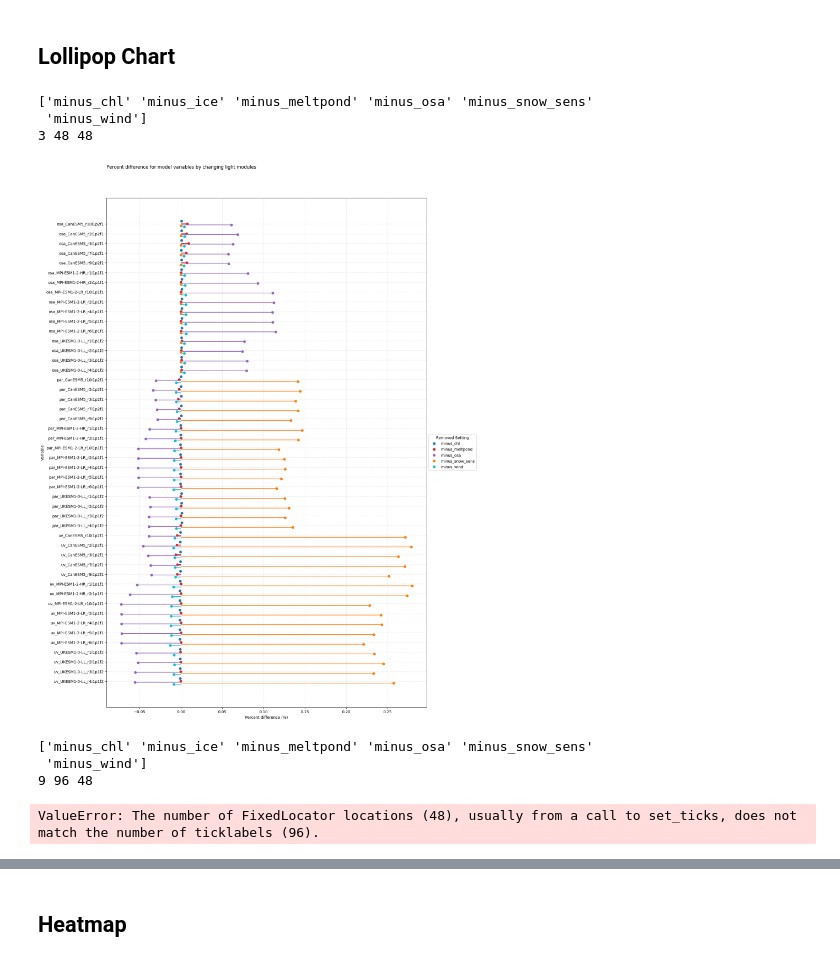
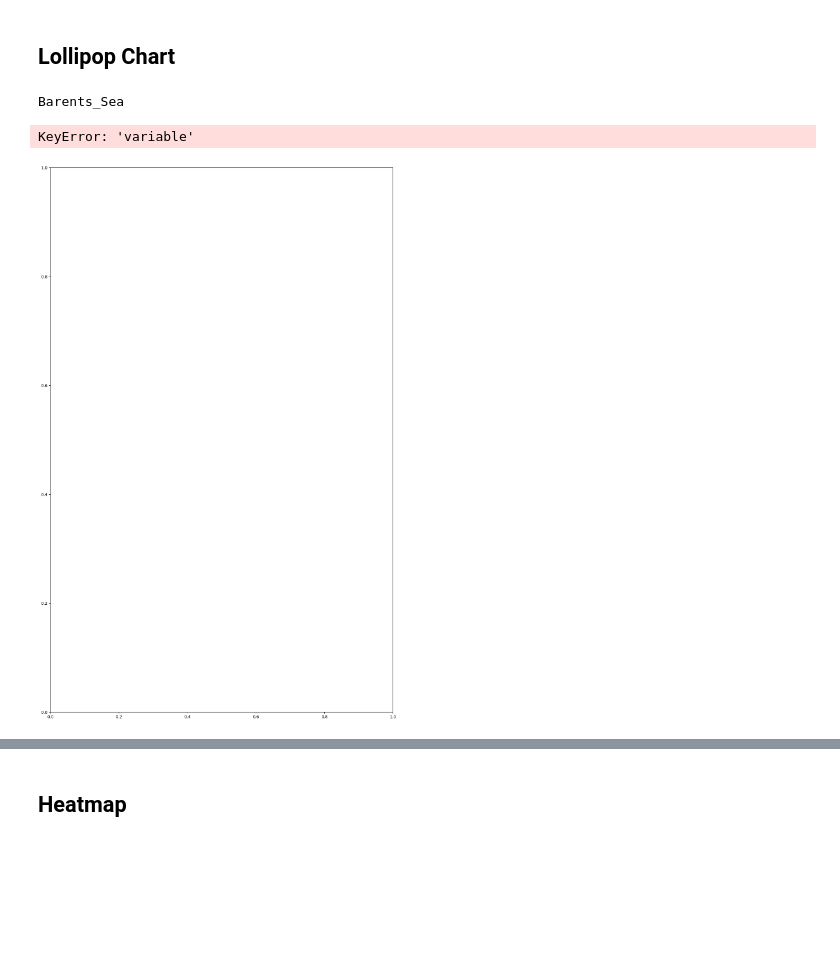
Before and after one commit to trondkr/RTM, a Jupyter notebook: CMIP6_sensitivity_analsysis.ipynb, the cells around one changed output, grey strips where cells are left out. Cells and saved outputs as stored; diff of their text form; code cells hidden in the pictures; blank space fills up the shorter version.

```diff
--- a/CMIP6_sensitivity_analsysis.ipynb
+++ b/CMIP6_sensitivity_analsysis.ipynb
@@ -75,6 +67,7 @@ io = CMIP6_IO()
 counter = 0
 scenario = "ssp245"
 lightpath = "light_sensitivity"
+LMES = ['Barents Sea', 'Northern Bering - Chukchi Seas']
 prefix=f'{lightpath}/{scenario}'
 print(f"Finding files in bucket {prefix}")
 files_on_gcs = []
@@ -398,5 +569,11 @@ Renaming variable from uv to uv_UKESM1-0-LL_r4i1p1f2_snow_sensitivity
 # %%
 #save data
-df = pd.read_csv(f'per_diff_scenario_ssp245_1979_1989_month_{selected_month}.csv')
+LME_name=LME.replace(" - ", "_")
+LME_name=LME_name.replace(" ", "_")
+print(LME_name)
+name=f'diff_scenario_ssp245_1979_1989_{LME_name}.csv'
+print(name)
+df = pd.read_csv(name)
+df = df.groupby("model").mean()
 df.head(50)
 # %% [output]
@@ -420,13 +588,18 @@ df.head(50)
 # %% [markdown]
 ## Lollipop Chart
 # %%
-for selected_month in selected_months:
+for LME in LMES:
     my_range = []
     data_temp = []
     data_final=None
 
     #define figure
-    data_final = pd.read_csv(f'per_diff_scenario_ssp245_1979_1989_month_{selected_month}.csv')
+    LME_name=LME.replace(" - ", "_")
+    LME_name=LME_name.replace(" ", "_")
+    print(LME_name)
+    fname=f'diff_scenario_ssp245_1979_1989_{LME_name}.csv'
+
+    data_final = pd.read_csv(fname)
     fig, ax = plt.subplots(1, 1, figsize = (15, 24))
     print(np.unique(data_final['variable']))
     # ['no_ice', 'no_chl', 'no_wind', 'no_osa', 'no_meltpond', 'snow_sensitivity']
@@ -440,40 +613,34 @@ for selected_month in selected_months:
             #create a range based on the length of data and add the offset
             my_range=range(1,len(data_temp.index)+1)
             my_range = [j + i for j in my_range]
 
             #the horizontal plot is made using the hline function and the plot function
             ax.hlines(y=my_range, xmin=0, xmax=data_temp['diff'], color = col)
             ax.plot(data_temp['diff'], my_range, "o", color = col, label = var)
 
-    print(selected_month, len(my_range), len(np.unique(data_final['model_combined'])))
     #add titles and axis names
     ax.set_yticks(range(1, len(np.unique(data_final['model_combined'])) + 1), data_temp['model_combined'])
     #ax.set_xscale('log')
     fig.suptitle("Percent difference for model variables by changing light modules", horizontalalignment='left', x = 0.125, y = 0.93)
     #ax.set_title('Scenario SSP2-4.5', loc = 'left', fontsize = 10)
     ax.set_xlabel('Percent difference (%)')
     ax.set_ylabel('Variable')
 
     #add gridlines and legend
     ax.grid(linestyle = 'dotted', color = 'lightgrey', zorder = 0)
     L = ax.legend(loc='center left', bbox_to_anchor=(1, 0.5), title = 'Removed Setting')
 
     #rename legend values
     #for i, label in enumerate(data_temp['model_combined']):
     #    print(label)
     #    L.get_texts()[i].set_text(label)
 
     # Show the plot
     ax.invert_yaxis()
-    plt.savefig(f"Comparison_factors_affecting_par_month_{selected_month}.png", dpi=300, bbox_inches='tight')
+    plt.savefig(f"Comparison_factors_affecting_par_month_{LME_name}.png", dpi=300, bbox_inches='tight')
 
     plt.show()
 # %% [output]
-['minus_chl' 'minus_ice' 'minus_meltpond' 'minus_osa' 'minus_snow_sens'
- 'minus_wind']
-3 48 48
+Barents_Sea
+KeyError: 'variable'
-[figure, old version]
+[figure, new version]
-['minus_chl' 'minus_ice' 'minus_meltpond' 'minus_osa' 'minus_snow_sens'
- 'minus_wind']
-9 96 48
-ValueError: The number of FixedLocator locations (48), usually from a call to set_ticks, does not match the number of ticklabels (96).
```
Also changed, not shown: parts of 10 cells of this notebook, 50 other files.
